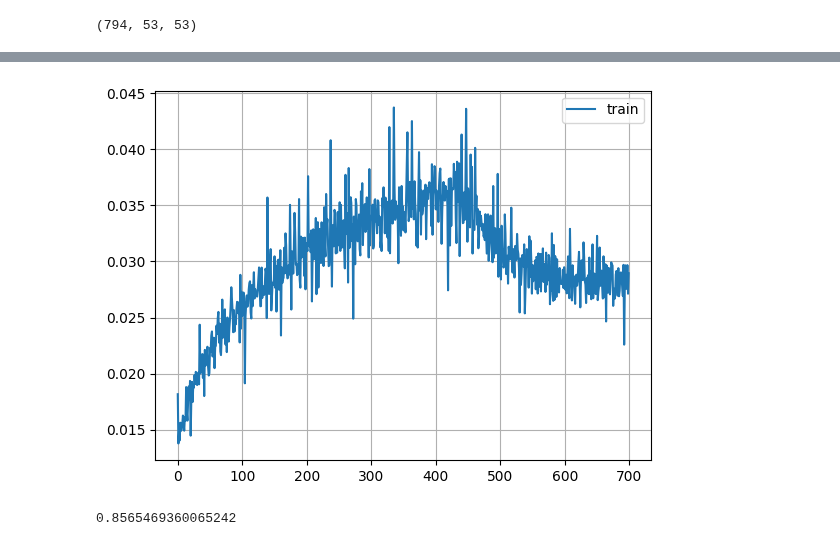
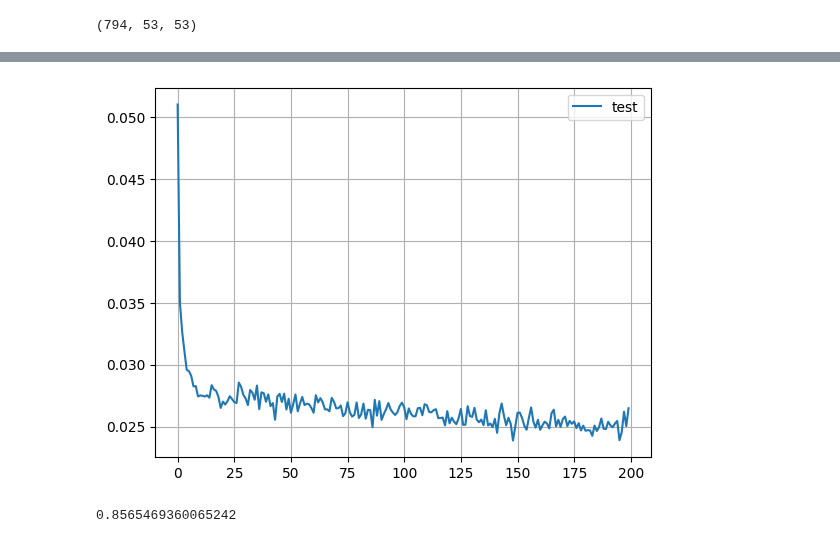
Before and after one commit to marianaw/deeptcsr, a Jupyter notebook: notebooks/lastfm.ipynb, the cells around one changed output, grey strips where cells are left out. Drawn from its saved outputs; the diff is of its cells as text; code cells hidden in the pictures.

```diff
--- a/notebooks/lastfm.ipynb
+++ b/notebooks/lastfm.ipynb
@@ -246,2 +239,2 @@ train_gen.mask.shape
 # %%
-loss = model.train(train_gen, test_gen)
+loss_greedy = model.train(train_gen)
@@ -248,10 +276,10 @@ loss = model.train(train_gen, test_gen)
 # %%
-plt.plot(loss, label='train')
-# plt.plot(loss[1], label='test')
+# plt.plot(loss, label='train')
+plt.plot(loss[0], label='test')
 plt.legend()
 plt.grid()
 # %% [output]
-[figure, old version]
+[figure, new version]
 # %%
 # plt.plot(tr_loss, label='train')
 # plt.plot(te_loss, label='test')
```
Also changed, not shown: parts of 14 cells of this notebook, 4 other files.
